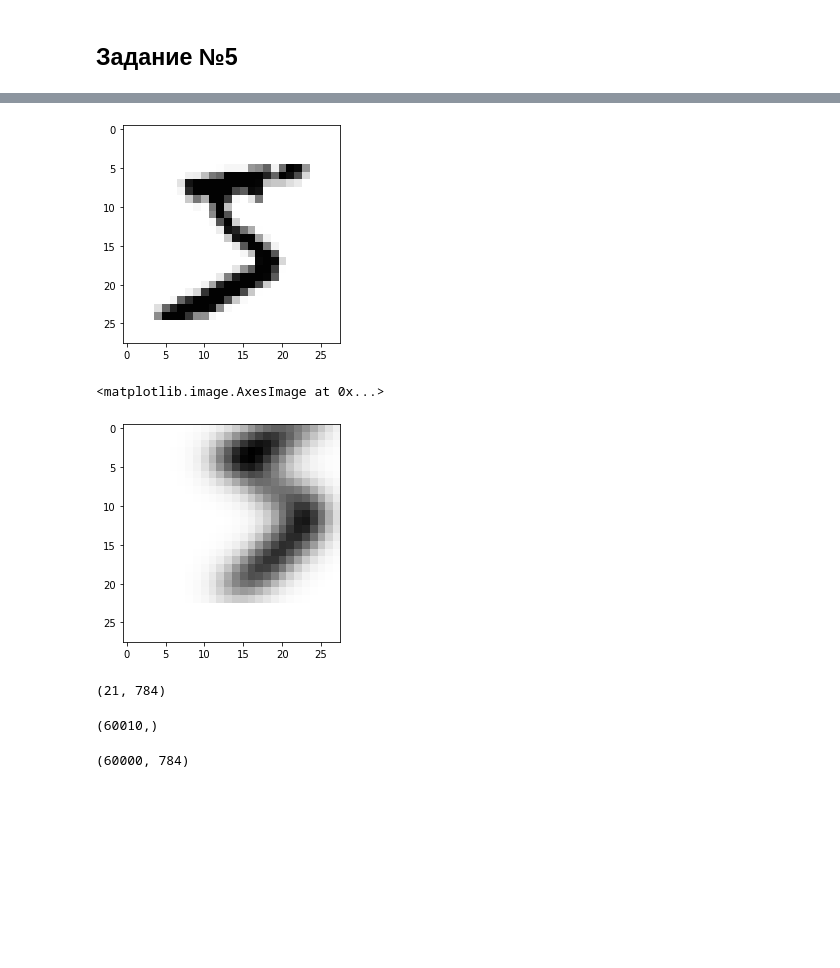
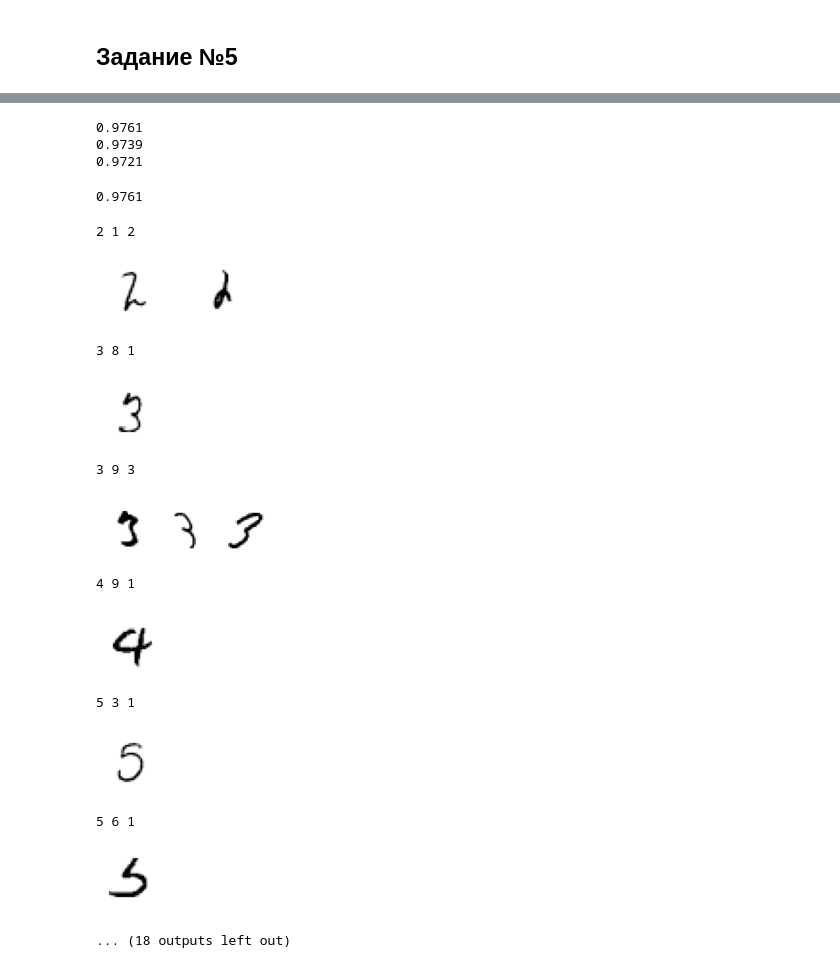
Before and after one commit to Tytskiy/Study, a Jupyter notebook: mmp-fall-2020/practicum/hm-4(KNN)/hm-4.ipynb, the cells around one changed output, grey strips where cells are left out. Cells and saved outputs as stored; diff of their text form; code cells hidden in the pictures; blank space fills up the shorter version.

```diff
--- a/mmp-fall-2020/practicum/hm-4(KNN)/hm-4.ipynb
+++ b/mmp-fall-2020/practicum/hm-4(KNN)/hm-4.ipynb
@@ -214,20 +409,54 @@ X_gauss = augmentation(X[:10, :], {"gauss": 2, "rotate": 15, "shift_x": 5, "shif
-# %%
-plt.imshow(X[0].reshape(-1, 28), cmap="Greys")
-plt.show()
-plt.imshow(X_gauss[0].reshape(-1, 28), cmap="Greys")
-# %% [output]
-[figure, removed]
-<matplotlib.image.AxesImage at 0x...>
-[figure, removed]
-# %%
-np.vstack((X[:11,:],X_gauss)).shape
-# %% [output]
-(21, 784)
-# %%
-np.hstack((y_train,np.arange(10))).shape
-# %% [output]
-(60010,)
-# %%
-X_train.shape
-# %% [output]
-(60000, 784)
+# %%
+X_gauss = augmentation(X_test, {"gauss": 0.5})
+X_rotate = augmentation(X_test, {"rotate": 5})
+X_all = augmentation(X_test, {"rotate": 5, "gauss": 0.5})
+for X_test_aug in [X_gauss, X_rotate, X_all]:
+    best_model_aug = nn.KNNClassifier(4, metric="cosine", weights=True, test_block_size=1000)
+    best_model_aug.fit(X_train, y_train)
+    y_pred_aug = best_model_aug.predict(X_test_aug)
+    print(accuracy_score(y_test, y_pred_aug))
+# %% [output]
+0.9761
+0.9739
+0.9721
+# %%
+best_model_aug = nn.KNNClassifier(4, metric="cosine", weights=True, test_block_size=1000)
+best_model_aug.fit(X_train, y_train)
+y_pred_aug = best_model_aug.predict(X_gauss)
+print(accuracy_score(y_test, y_pred_aug))
+# %% [output]
+0.9761
+# %%
+lim = 1
+for i in range(10):
+    for j in range(10):
+        if(i == j):
+            continue
+        ind = np.where((y_test == i) & (y_pred_base == j) & (y_pred_aug == i))[0]
+        if(ind.size >= lim):
+            if(ind.size > 1):
+                fig, ax = plt.subplots(1, ind.size, figsize=(3, 1))
+                print(i, j, ind.size)
+                for k, index in enumerate(ind):
+                    ax[k].imshow(X_test[index].reshape(28, 28), cmap="Greys")
+                    ax[k].axis("off")
+            else:
+                print(i, j, ind.size)
+                plt.figure(figsize=(1, 1))
+                plt.imshow(X_test[ind[0]].reshape(28, 28), cmap="Greys")
+                plt.axis("off")
+            plt.show()
+# %% [output]
+2 1 2
+[figure, added]
+3 8 1
+[figure, added]
+3 9 3
+[figure, added]
+4 9 1
+[figure, added]
+5 3 1
+[figure, added]
+5 6 1
+[figure, added]
+... (18 outputs left out)
```
Also changed, not shown: parts of 21 cells of this notebook.
